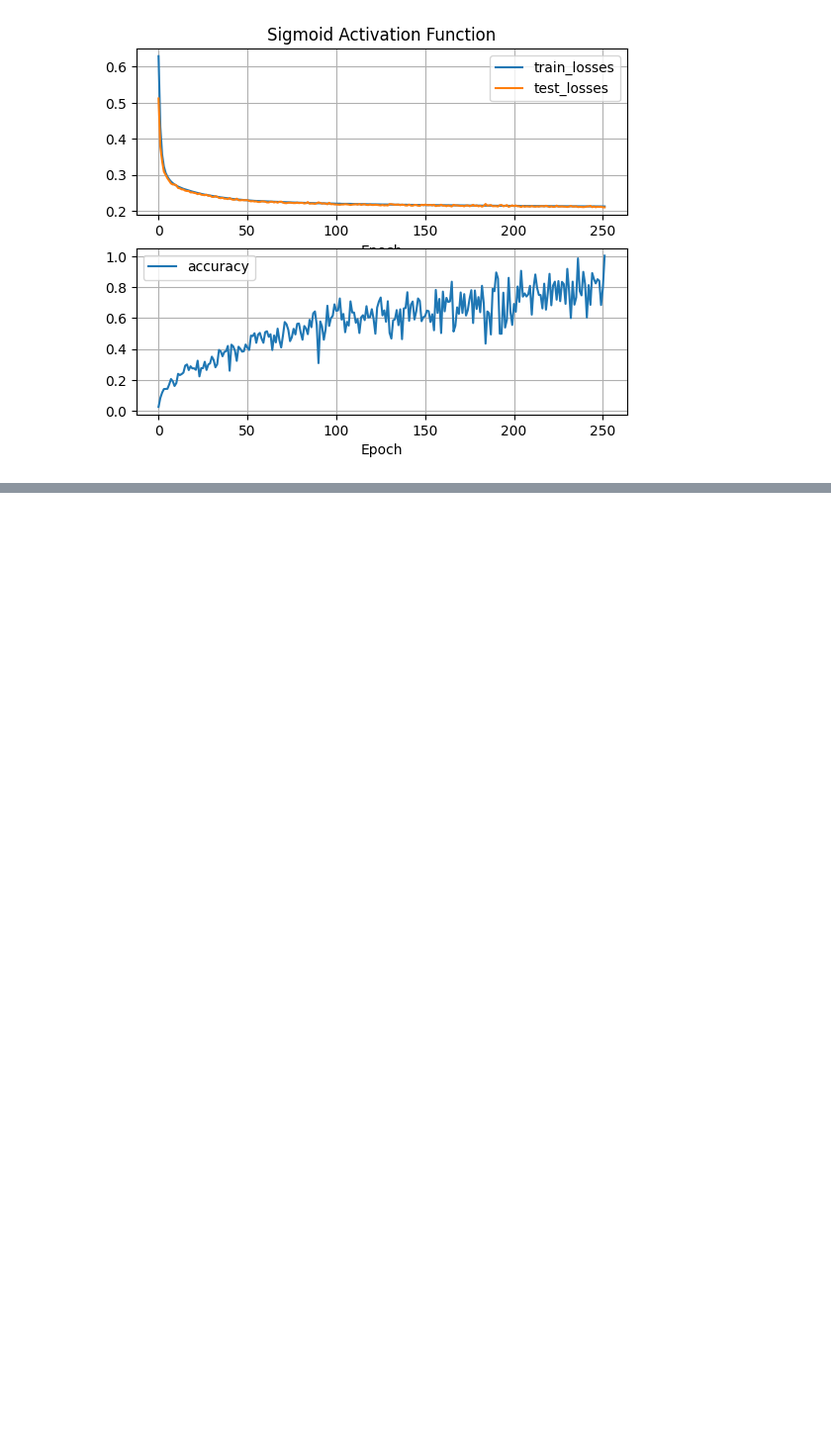
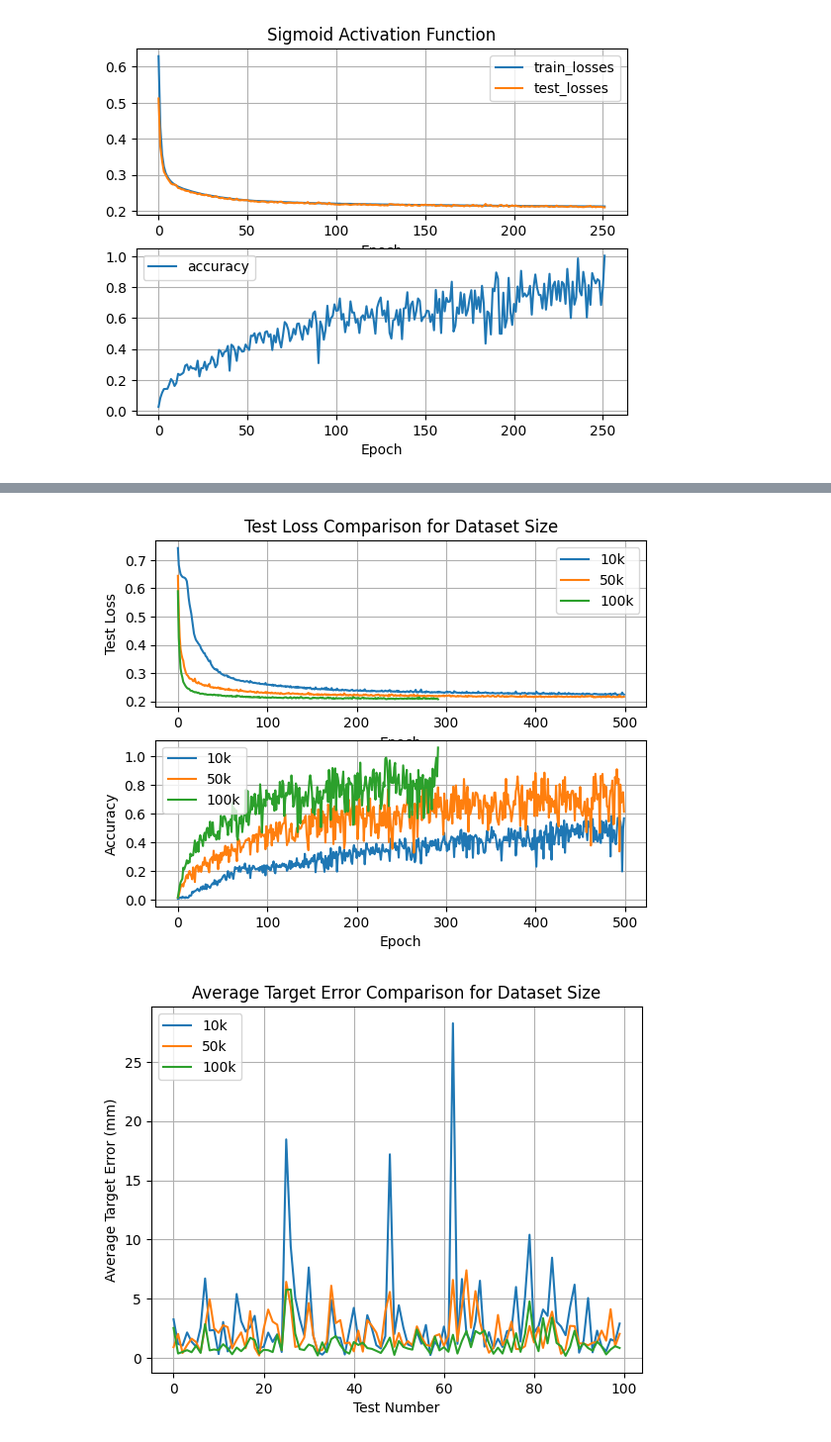
Before and after one commit to iibaaa/robot-arm-ann-control, a Jupyter notebook: analyse.ipynb, the cells around one changed output, grey strips where cells are left out. Shown at 99% size. Cells and saved outputs as stored; diff of their text form; code cells hidden in the pictures; blank space fills up the shorter version.

```diff
--- a/analyse.ipynb
+++ b/analyse.ipynb
@@ -135,0 +229,58 @@ fig.savefig("images/AverageTargetError.png")
+# %%
+# Dataset analiz
+
+dataset_10k = np.load("results/results_sigmoid_model_sigmoid_mae_10k.npy", allow_pickle=True).item()
+dataset_50k = np.load("results/results_sigmoid_model_sigmoid_mae_50k.npy", allow_pickle=True).item()
+dataset_100k = np.load("results/results_sigmoid_model_sigmoid_mae.npy", allow_pickle=True).item()
+
+fig = plt.figure()
+ax = fig.add_subplot(211)
+# Plot test loses
+ax.plot(dataset_10k["test_losses"], label="10k")
+ax.plot(dataset_50k["test_losses"], label="50k")
+ax.plot(dataset_100k["test_losses"], label="100k")
+ax.set_xlabel("Epoch")
+ax.set_ylabel("Test Loss")
+ax.legend()
+ax.grid()
+ax.title.set_text("Test Loss Comparison for Dataset Size")
+# Plot accuracy
+ax2 = fig.add_subplot(212)
+ax2.plot(dataset_10k["accuracy"], label="10k")
+ax2.plot(dataset_50k["accuracy"], label="50k")
+ax2.plot(dataset_100k["accuracy"], label="100k")
+ax2.set_xlabel("Epoch")
+ax2.set_ylabel("Accuracy")
+ax2.legend()
+ax2.grid()
+plt.show()
+
+fig.savefig("images/DatasetSizeComparison.png")
+
+# Plot Target Error
+dataset_10k_test = np.load("results/test_results_model_sigmoid_mae_10k.npy", allow_pickle=True).item()
+dataset_50k_test = np.load("results/test_results_model_sigmoid_mae_50k.npy", allow_pickle=True).item()
+dataset_100k_test = np.load("results/test_results_model_sigmoid_mae_100k.npy", allow_pickle=True).item()
+
+fig = plt.figure()
+ax = fig.add_subplot(111)
+
+dataset_10k_avrg_error = np.mean(dataset_10k_test["error"], axis=1) * 1000
+dataset_50k_avrg_error = np.mean(dataset_50k_test["error"], axis=1) * 1000
+dataset_100k_avrg_error = np.mean(dataset_100k_test["error"], axis=1) * 1000
+
+ax.title.set_text("Average Target Error Comparison for Dataset Size")
+ax.plot(dataset_10k_avrg_error, label="10k")
+ax.plot(dataset_50k_avrg_error, label="50k")
+ax.plot(dataset_100k_avrg_error, label="100k")
+
+ax.set_xlabel("Test Number")
+ax.set_ylabel("Average Target Error (mm)")
+ax.legend(loc="upper left")
+ax.grid()
+plt.show()
+
+fig.savefig("images/AverageTargetErrorDatasetSize.png")
+# %% [output]
+[figure, added]
+[figure, added]
```
Also changed, not shown: parts of 3 cells of this notebook, 16 other files.
